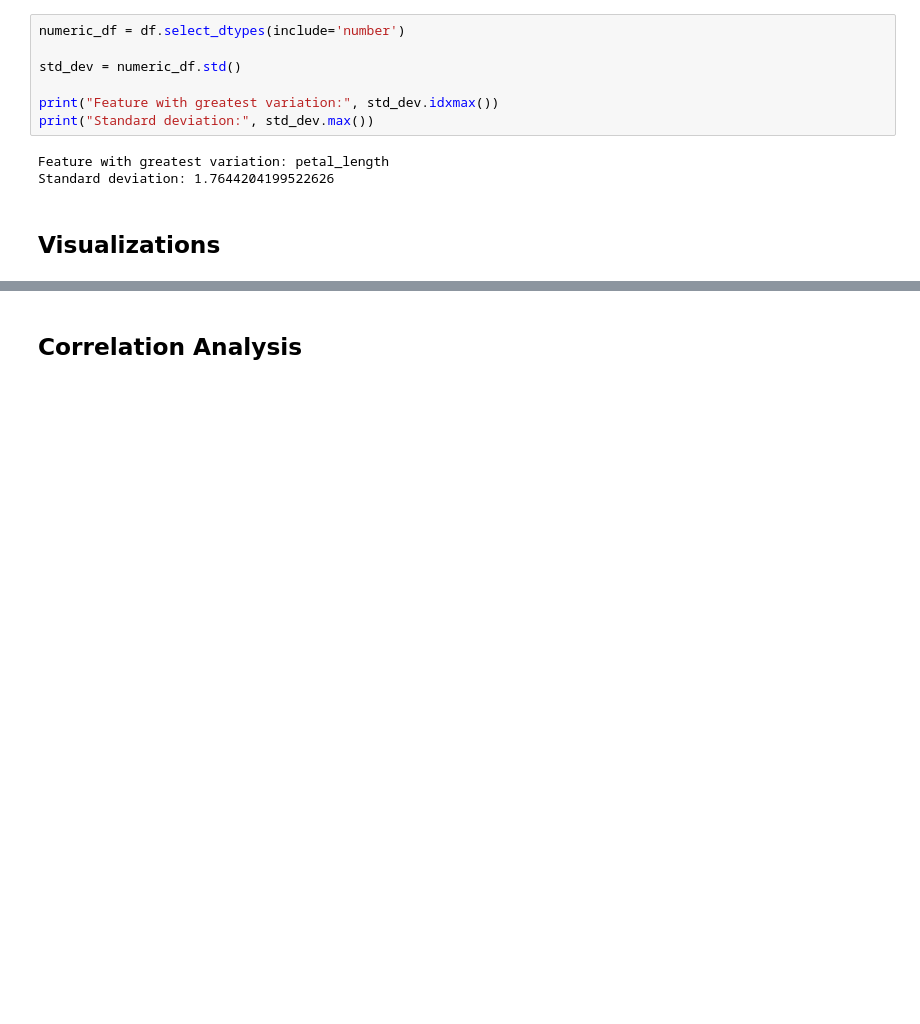
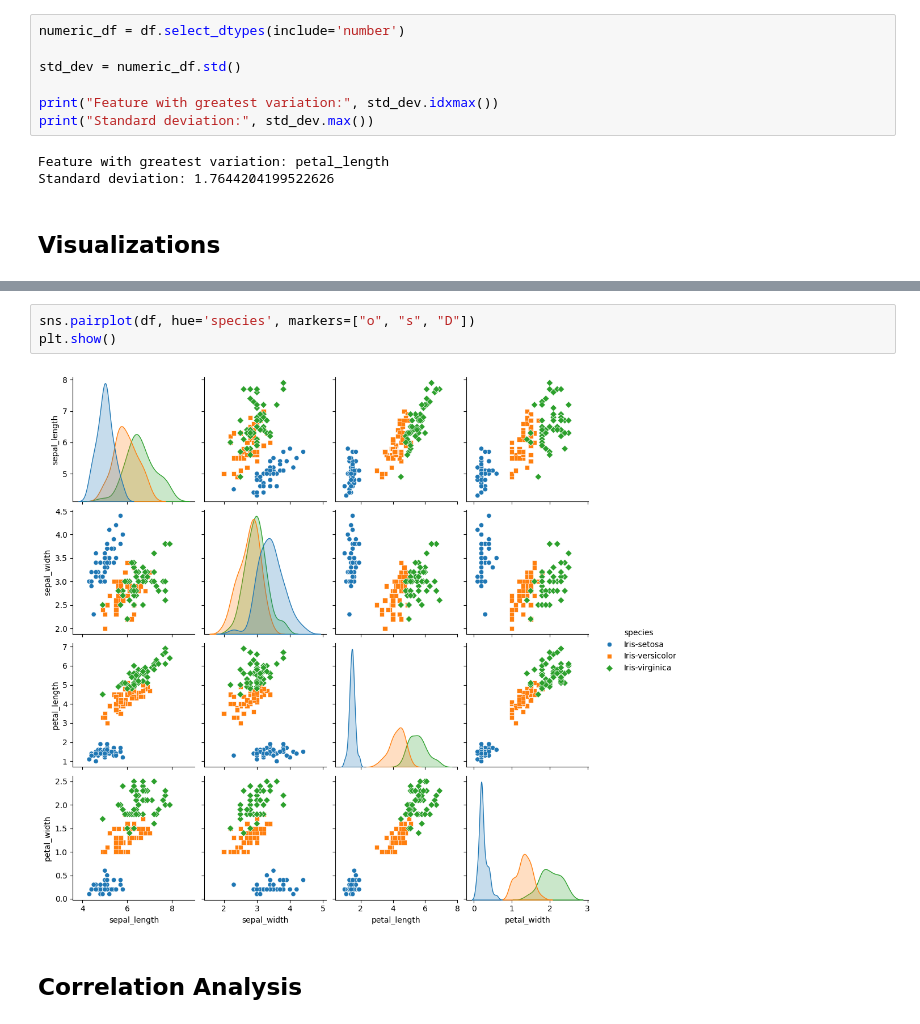
Before and after one commit to andrianllmm/ds100-ws1, a Jupyter notebook: eda.ipynb, the cells around one changed output, grey strips where cells are left out. Saved outputs shown, nothing was run; the diff lists cells and outputs as text; blank space fills up the shorter version.

```diff
--- a/eda.ipynb
+++ b/eda.ipynb
@@ -133,2 +153,7 @@ plt.show()
+# %%
+sns.pairplot(df, hue='species', markers=["o", "s", "D"])
+plt.show()
+# %% [output]
+[figure, added]
 # %% [markdown]
 ## Correlation Analysis
```
Also changed, not shown: parts of 5 cells of this notebook.
